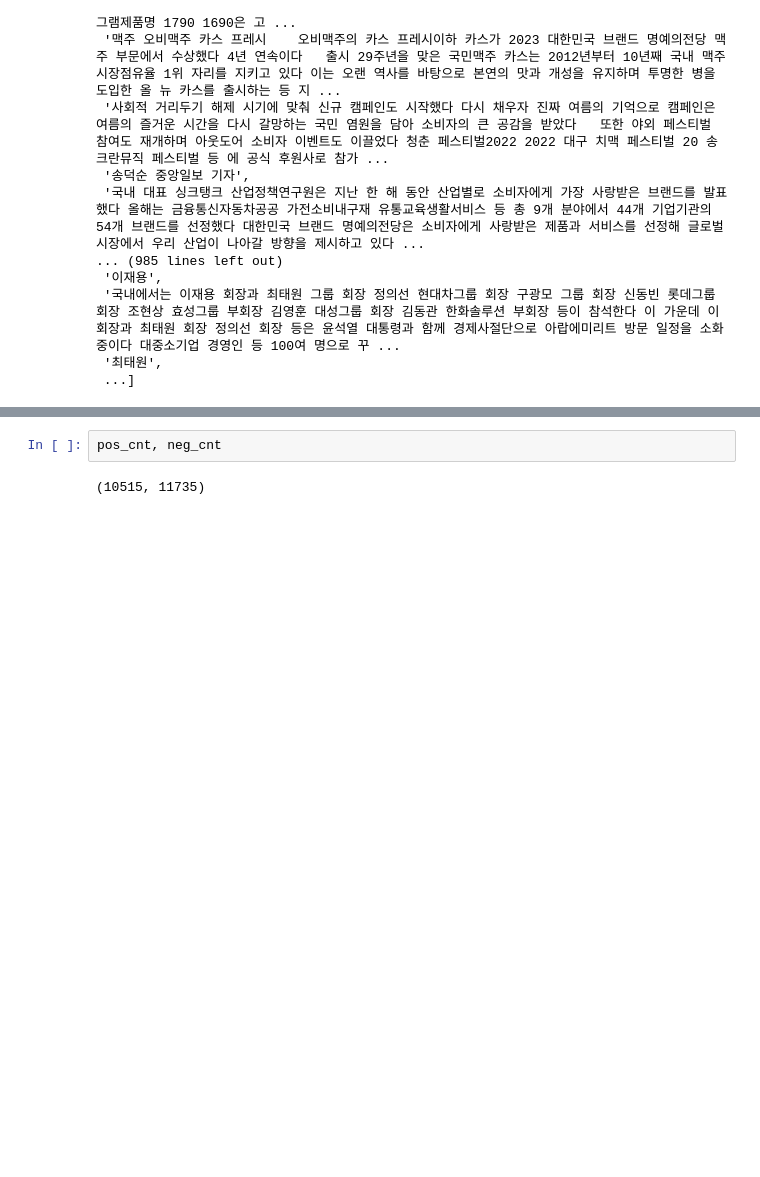
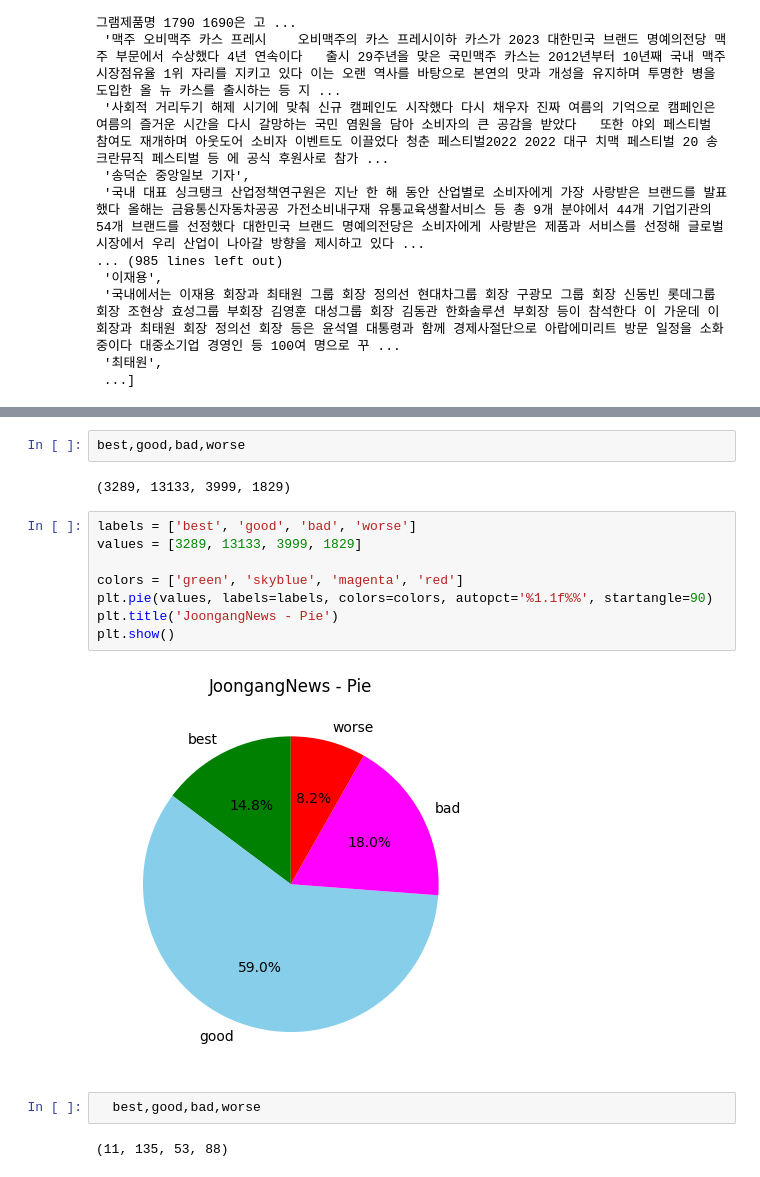
Before and after one commit to ben8169/Project, a Jupyter notebook: 3차분석.ipynb, the cells around one changed output, grey strips where cells are left out. Saved outputs shown, nothing was run; the diff lists cells and outputs as text; blank space fills up the shorter version.

```diff
--- a/3차분석.ipynb
+++ b/3차분석.ipynb
@@ -615,7 +600,21 @@ for i in joongang_crawllng:
-# %%
-pos_cnt, neg_cnt
-# %% [output]
-(10515, 11735)
+# %%
+best,good,bad,worse
+# %% [output]
+(3289, 13133, 3999, 1829)
+# %%
+labels = ['best', 'good', 'bad', 'worse']
+values = [3289, 13133, 3999, 1829]
+
+colors = ['green', 'skyblue', 'magenta', 'red']
+plt.pie(values, labels=labels, colors=colors, autopct='%1.1f%%', startangle=90)
+plt.title('JoongangNews - Pie')
+plt.show()
+# %% [output]
+[figure, added]
+# %%
+  best,good,bad,worse
+# %% [output]
+(11, 135, 53, 88)
 # %%
 best,good,bad,worse = 0,0,0,0
 
```
Also changed, not shown: parts of 14 cells of this notebook.
